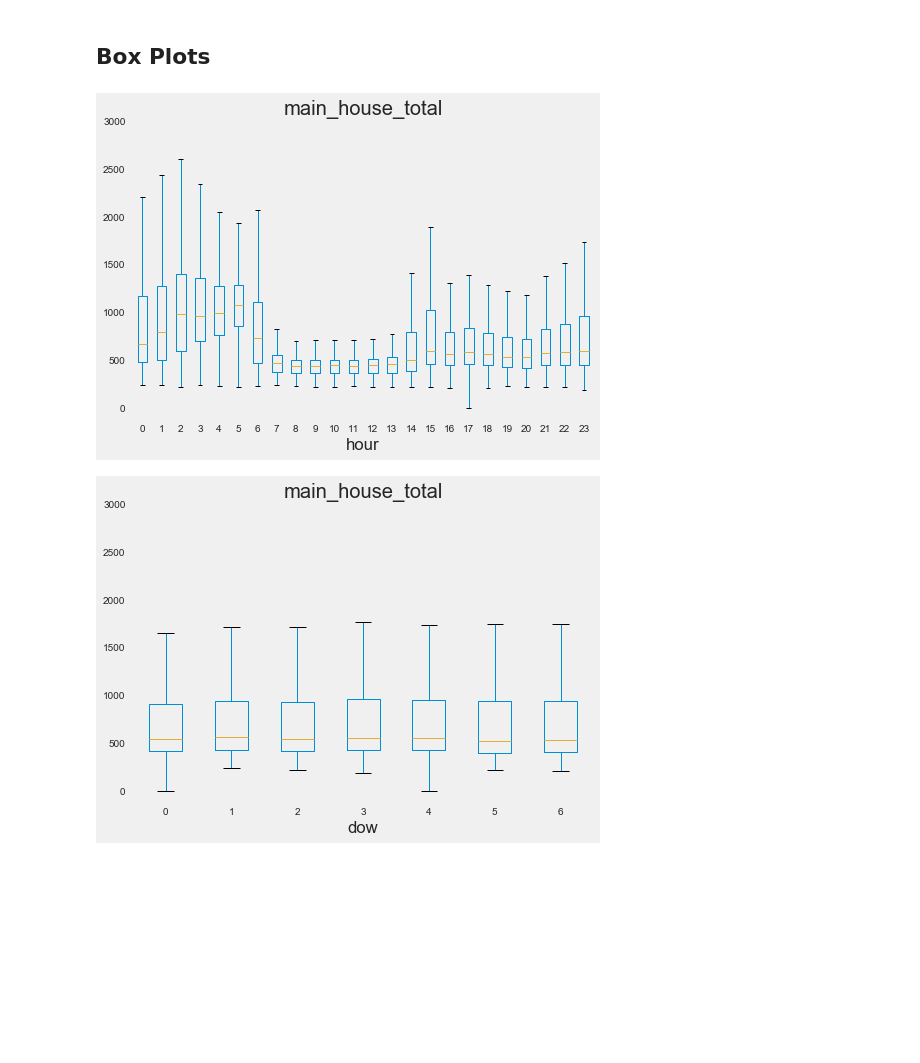
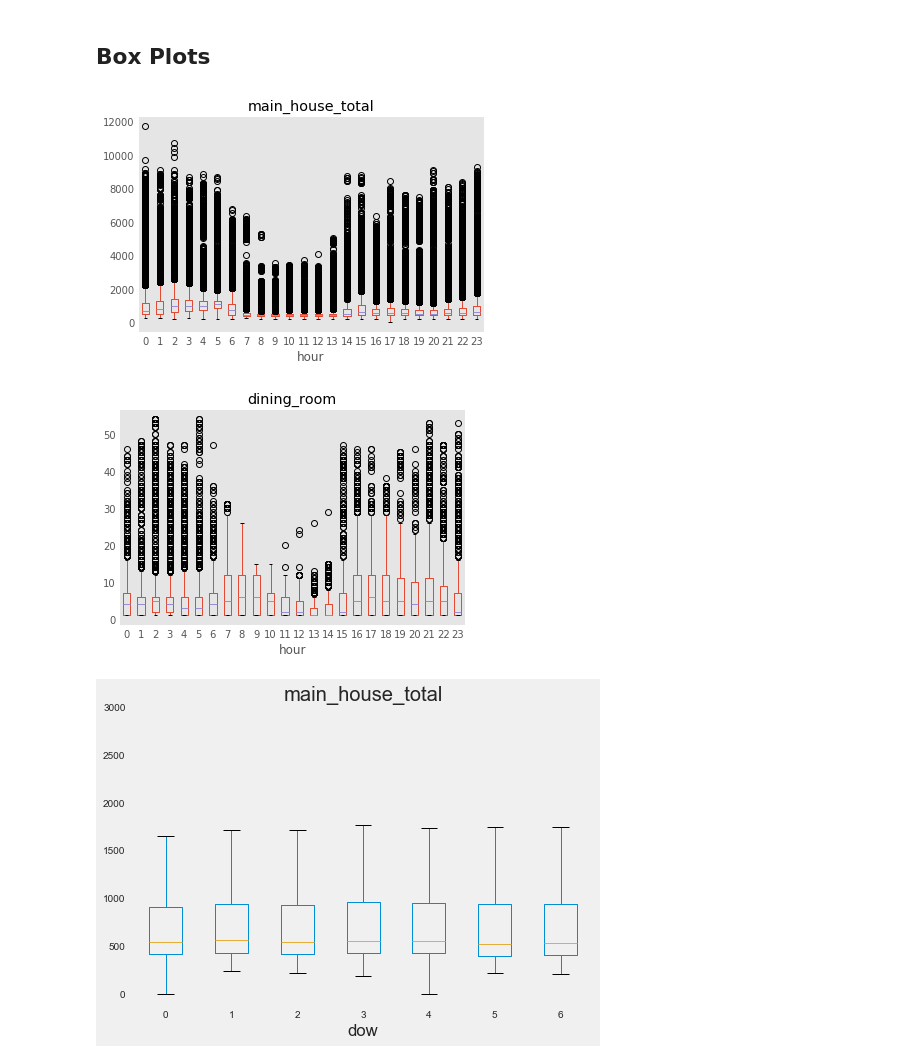
Before and after one commit to enmyj/gafp, a Jupyter notebook: elec_exploratory.ipynb, the cells around one changed output. Cells and saved outputs as stored; diff of their text form; code cells hidden in the pictures; blank space fills up the shorter version.

```diff
--- a/elec_exploratory.ipynb
+++ b/elec_exploratory.ipynb
@@ -119,11 +119,18 @@ ax.set_title('Dry Bulb Temp Histogram');
 # %% [markdown]
 ## Box Plots
 # %%
+plt.style.use('ggplot')
 ax = df.boxplot(column='main_house_total',by ='hour',grid=False);
-ax.set_ylim(-100,3000)
+# ax.set_ylim(-100,3000)
 plt.suptitle(""); # get rid of stupid auto title
 # %% [output]
-[figure, old version]
+[figure, new version]
+# %%
+lbl = 'dining_room'
+ax = df[df[lbl]>0].boxplot(column=lbl,by ='hour',grid=False);
+plt.suptitle(""); # get rid of stupid auto title
+# %% [output]
+[figure, added]
 # %%
 ax = df.boxplot(column='main_house_total',by ='dow',grid=False);
 ax.set_ylim(-100,3000)
```
Also changed, not shown: parts of 4 cells of this notebook, 2 other files.
